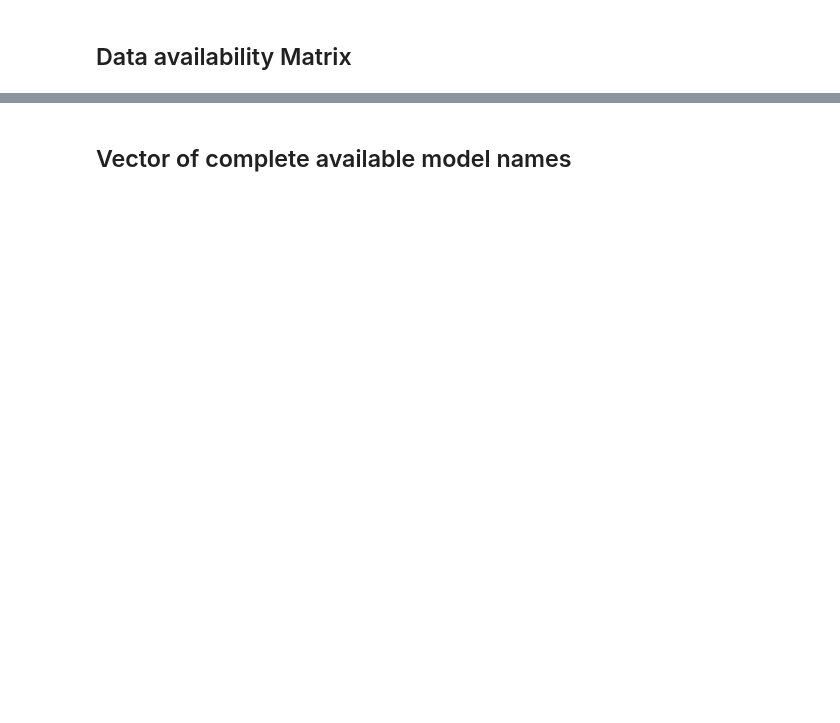
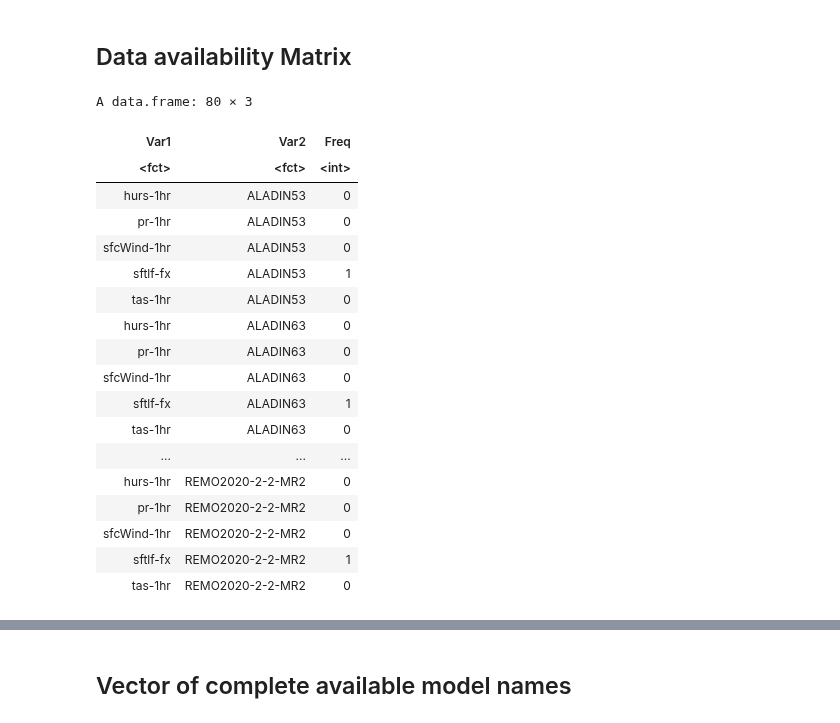
Before and after one commit to euro-cordex/fwi-evaluation, a Jupyter notebook: notebooks/0_inventory_1h-data.ipynb, the cells around one changed output, grey strips where cells are left out. Saved outputs shown, nothing was run; the diff lists cells and outputs as text; code cells hidden in the pictures; blank space fills up the shorter version.

```diff
--- a/notebooks/0_inventory_1h-data.ipynb
+++ b/notebooks/0_inventory_1h-data.ipynb
@@ -41,3 +66,25 @@ binary_matrix <- table(hf1$var_freq, hf1$source_id)
 
 # matrix as data.frame (for plotting)
 binary_df <- as.data.frame(as.table(binary_matrix))
+# %%
+binary_df
+# %% [output]
+A data.frame: 80 × 3
+| Var1 | Var2 | Freq |
+| <fct> | <fct> | <int> |
+| hurs-1hr | ALADIN53 | 0 |
+| pr-1hr | ALADIN53 | 0 |
+| sfcWind-1hr | ALADIN53 | 0 |
+| sftlf-fx | ALADIN53 | 1 |
+| tas-1hr | ALADIN53 | 0 |
+| hurs-1hr | ALADIN63 | 0 |
+| pr-1hr | ALADIN63 | 0 |
+| sfcWind-1hr | ALADIN63 | 0 |
+| sftlf-fx | ALADIN63 | 1 |
+| tas-1hr | ALADIN63 | 0 |
+| ... | ... | ... |
+| hurs-1hr | REMO2020-2-2-MR2 | 0 |
+| pr-1hr | REMO2020-2-2-MR2 | 0 |
+| sfcWind-1hr | REMO2020-2-2-MR2 | 0 |
+| sftlf-fx | REMO2020-2-2-MR2 | 1 |
+| tas-1hr | REMO2020-2-2-MR2 | 0 |
```
Also changed, not shown: parts of 8 cells of this notebook, 1 other file.
